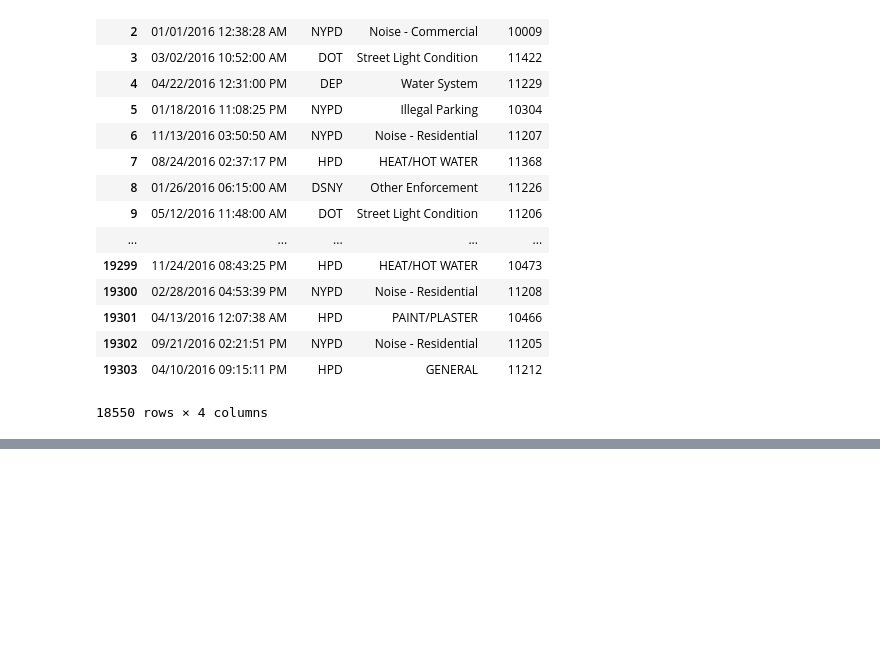
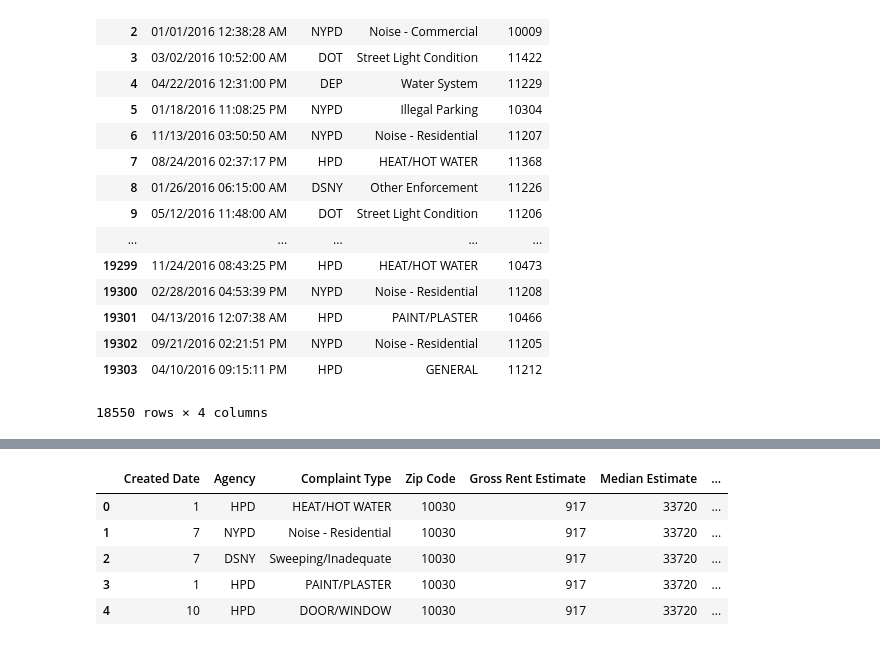
Before and after one commit to kahartman2/Project_NYC_311, a Jupyter notebook: DataFrame Merges.ipynb, the cells around one changed output, grey strips where cells are left out. Cells and saved outputs as stored; diff of their text form; code cells hidden in the pictures; blank space fills up the shorter version.

```diff
--- a/DataFrame Merges.ipynb
+++ b/DataFrame Merges.ipynb
@@ -221,0 +225,9 @@ open_data_df
+# %%
+df.head()
+# %% [output]
+|  | Created Date | Agency | Complaint Type | Zip Code | Gross Rent Estimate | Median Estimate | ... |
+| 0 | 1 | HPD | HEAT/HOT WATER | 10030 | 917 | 33720 | ... |
+| 1 | 7 | NYPD | Noise - Residential | 10030 | 917 | 33720 | ... |
+| 2 | 7 | DSNY | Sweeping/Inadequate | 10030 | 917 | 33720 | ... |
+| 3 | 1 | HPD | PAINT/PLASTER | 10030 | 917 | 33720 | ... |
+| 4 | 10 | HPD | DOOR/WINDOW | 10030 | 917 | 33720 | ... |
```
Also changed, not shown: parts of 6 cells of this notebook.
